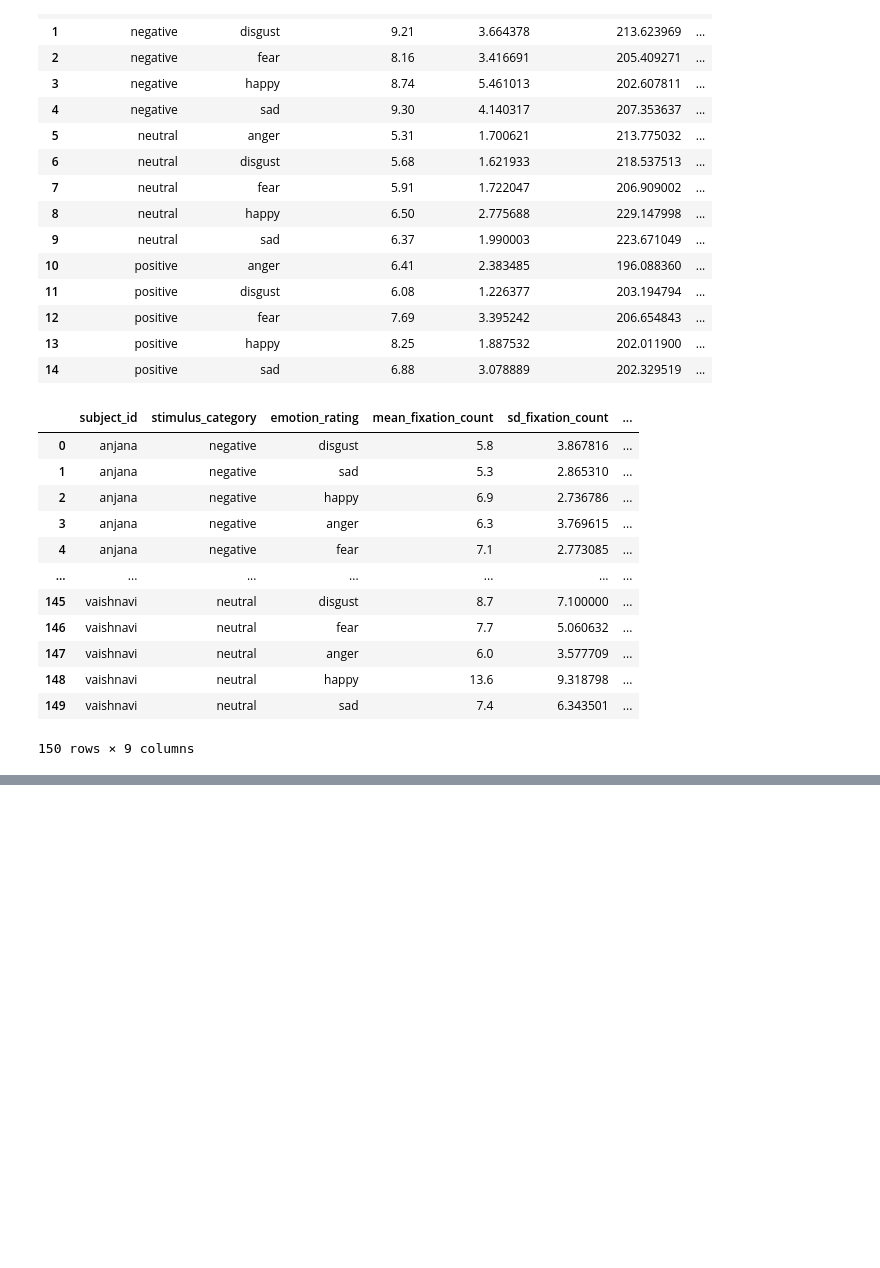
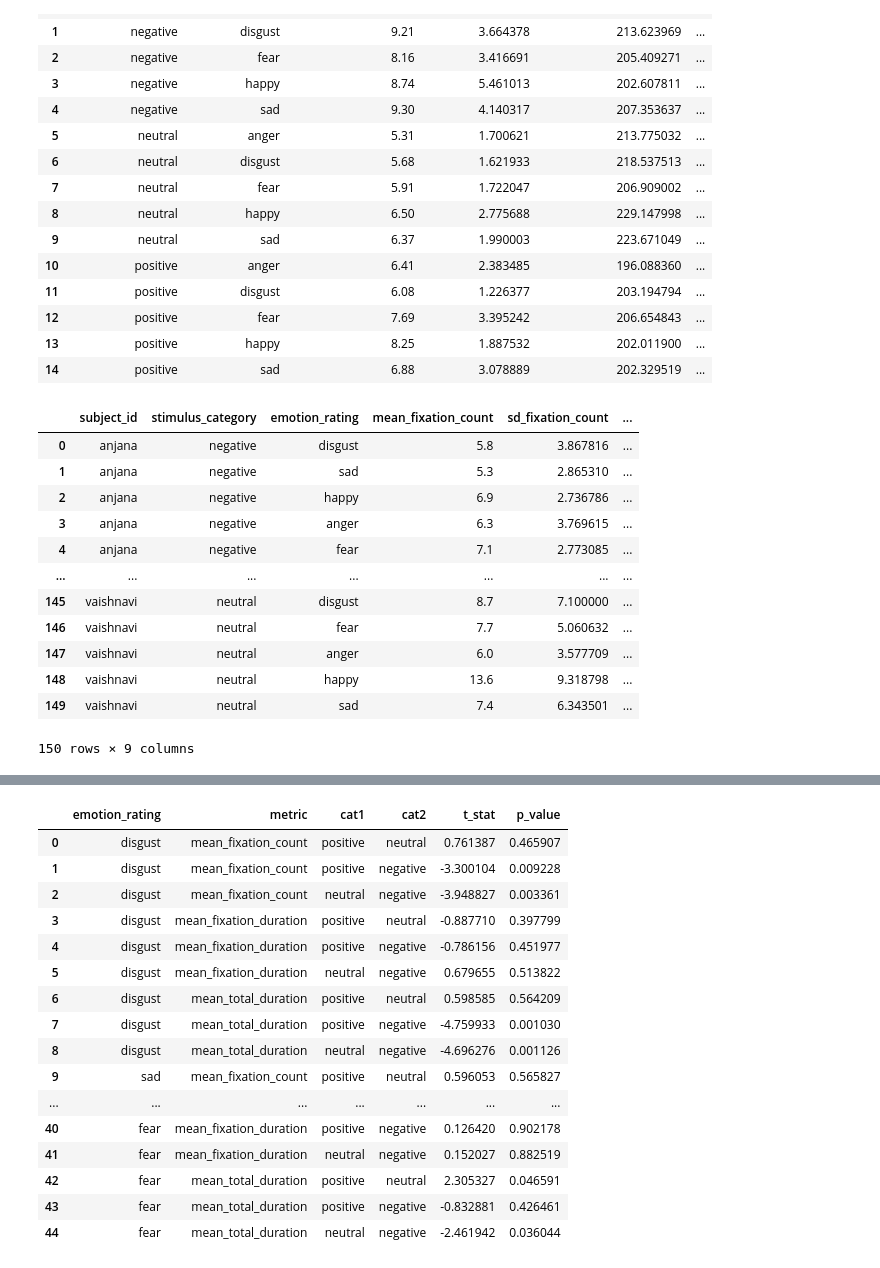
Before and after one commit to deepshiksharma/eye-tracking-ccs, a Jupyter notebook: preprocessing & analysis/fixations.ipynb, the cells around one changed output, grey strips where cells are left out. Drawn from its saved outputs; the diff is of its cells as text; code cells hidden in the pictures; blank space fills up the shorter version.

Commit message:
fixations done.

```diff
--- a/preprocessing & analysis/fixations.ipynb
+++ b/preprocessing & analysis/fixations.ipynb
@@ -75,5 +34,0 @@ group_per_rating
-# %%
-import pandas as pd
-df = pd.read_csv(r"D:\GITHUB\eye-tracking-ccs\preprocessing & analysis\eye-data-sept2025\EXPERIMENTS_selective\deepali\eye_tracking_data.csv")
-rating_rows = df[df['remarks'].notna() & df['remarks'].str.endswith("_EMOTION_RATING")]
-print(rating_rows[['stim_cat', 'remarks']].head())
@@ -250,12 +37,6 @@ Saved group-level metrics to: fixation_metrics_collapsed\group_level_fixation_me
 # %%
-import os
-import numpy as np
-from collections import defaultdict
-from pygazeanalyser.detectors import fixation_detection
-from utils.common import extract_emotion_rating_segments, convert_to_pygaze_compatible_format
-
 # emotion ratings grouped by stim_cat
-def compute_fixation_metrics_collapsed_this_strikes_back(base_dir, save_dir="fixation_metrics_collapsed_2"):
+def compute_fixation_metrics_collapsed_0(base_dir, save_dir="fixation_metrics_collapsed_0"):
     """
     Compute fixation metrics for emotion rating screens,
     averaged across stimuli within each emotion category.
@@ -370,5 +151,5 @@ def compute_fixation_metrics_collapsed_this_strikes_back(base_dir, save_dir="fix
     return subject_df, group_df
 
 
-subject_df, group_df = compute_fixation_metrics_collapsed_this_strikes_back(base_dir)
+subject_df, group_df = compute_fixation_metrics_collapsed_0(base_dir)
 # %% [output]
@@ -404,7 +185,7 @@ group_df
 # %% [markdown]
 ---
 # %%
-def compute_fixation_metrics_per_rating_screen(base_dir, save_dir="fixation_metrics_per_rating_screen"):
+def compute_fixation_metrics_per_rating_screen_0(base_dir, save_dir="fixation_metrics_per_rating_screen_0"):
     """
     Compute fixation metrics per emotion rating screen, grouped by stimulus category.
     Each row in the subject-level CSV corresponds to one subject × stimulus_category × emotion_rating.
@@ -506,5 +287,5 @@ def compute_fixation_metrics_per_rating_screen(base_dir, save_dir="fixation_metr
     return subject_df, group_df
 
 
-subject_df, group_df = compute_fixation_metrics_per_rating_screen(base_dir)
+subject_df, group_df = compute_fixation_metrics_per_rating_screen_0(base_dir)
 # %% [output]
@@ -547,0 +331,69 @@ subject_df
+# %%
+from scipy.stats import ttest_rel
+from itertools import combinations
+
+def run_pairwise_ttests(df, metric_cols=None):
+    """
+    Run within-subject paired t-tests between stimulus categories for each emotion rating.
+
+    Args:
+        csv_path (str): Path to the subject-level CSV.
+        metric_cols (list of str, optional): Columns to test. Defaults to
+            ['mean_fixation_count', 'mean_fixation_duration', 'mean_total_duration'].
+
+    Returns:
+        pd.DataFrame: Columns: emotion_rating, metric, cat1, cat2, t_stat, p_value
+    """
+    if metric_cols is None:
+        metric_cols = ['mean_fixation_count', 'mean_fixation_duration', 'mean_total_duration']
+
+    results = []
+
+    stimulus_categories = ['positive', 'neutral', 'negative']
+    category_pairs = list(combinations(stimulus_categories, 2))
+
+    for emotion in df['emotion_rating'].unique():
+        sub_df = df[df['emotion_rating'] == emotion]
+
+        for metric in metric_cols:
+            for cat1, cat2 in category_pairs:
+                vals1 = sub_df[sub_df['stimulus_category'] == cat1][metric].values
+                vals2 = sub_df[sub_df['stimulus_category'] == cat2][metric].values
+
+                # Ensure same length (subjects must match)
+                if len(vals1) != len(vals2):
+                    raise ValueError(f"Unequal number of subjects for {cat1} vs {cat2} in {emotion}")
+
+                t_stat, p_val = ttest_rel(vals1, vals2)
+                results.append({
+                    'emotion_rating': emotion,
+                    'metric': metric,
+                    'cat1': cat1,
+                    'cat2': cat2,
+                    't_stat': t_stat,
+                    'p_value': p_val
+                })
+
+    return pd.DataFrame(results)
+
+
+results_df = run_pairwise_ttests(subject_df)
+results_df
+# %% [output]
+|  | emotion_rating | metric | cat1 | cat2 | t_stat | p_value |
+| 0 | disgust | mean_fixation_count | positive | neutral | 0.761387 | 0.465907 |
+| 1 | disgust | mean_fixation_count | positive | negative | -3.300104 | 0.009228 |
+| 2 | disgust | mean_fixation_count | neutral | negative | -3.948827 | 0.003361 |
+| 3 | disgust | mean_fixation_duration | positive | neutral | -0.887710 | 0.397799 |
+| 4 | disgust | mean_fixation_duration | positive | negative | -0.786156 | 0.451977 |
+| 5 | disgust | mean_fixation_duration | neutral | negative | 0.679655 | 0.513822 |
+| 6 | disgust | mean_total_duration | positive | neutral | 0.598585 | 0.564209 |
+| 7 | disgust | mean_total_duration | positive | negative | -4.759933 | 0.001030 |
+| 8 | disgust | mean_total_duration | neutral | negative | -4.696276 | 0.001126 |
+| 9 | sad | mean_fixation_count | positive | neutral | 0.596053 | 0.565827 |
+| ... | ... | ... | ... | ... | ... | ... |
+| 40 | fear | mean_fixation_duration | positive | negative | 0.126420 | 0.902178 |
+| 41 | fear | mean_fixation_duration | neutral | negative | 0.152027 | 0.882519 |
+| 42 | fear | mean_total_duration | positive | neutral | 2.305327 | 0.046591 |
+| 43 | fear | mean_total_duration | positive | negative | -0.832881 | 0.426461 |
+| 44 | fear | mean_total_duration | neutral | negative | -2.461942 | 0.036044 |
```
Also changed, not shown: parts of 12 cells of this notebook, 1 other file.
